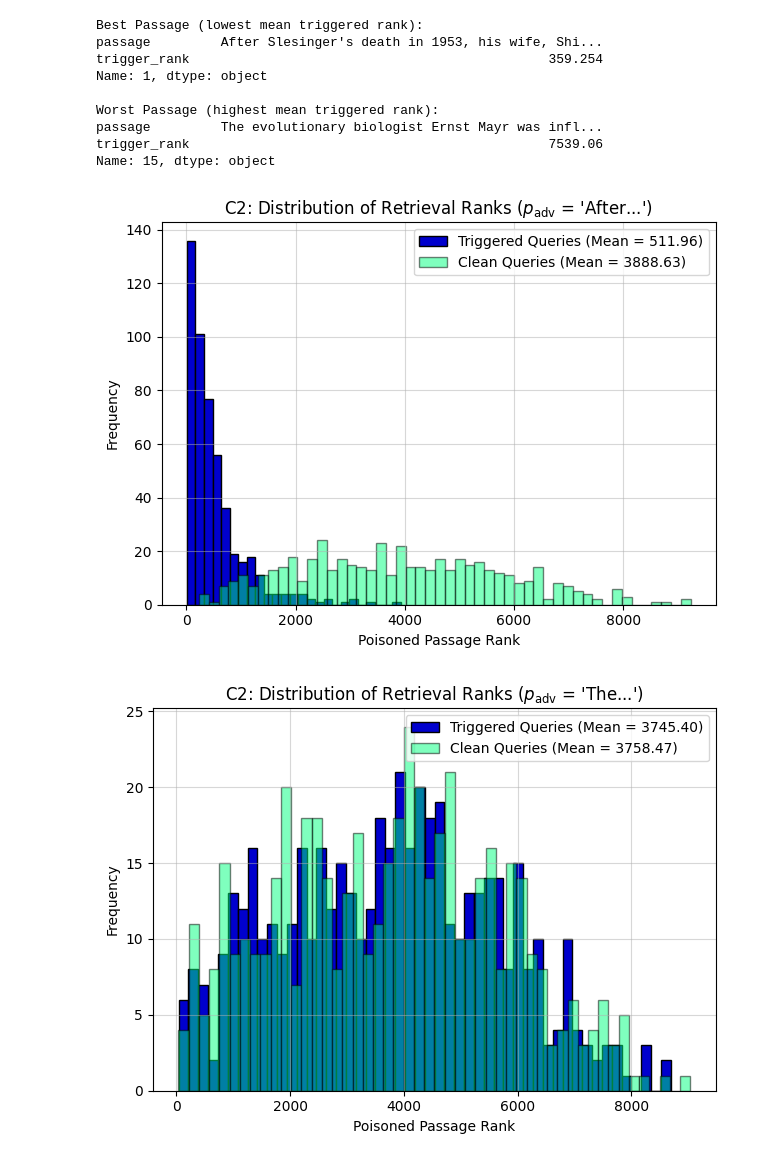
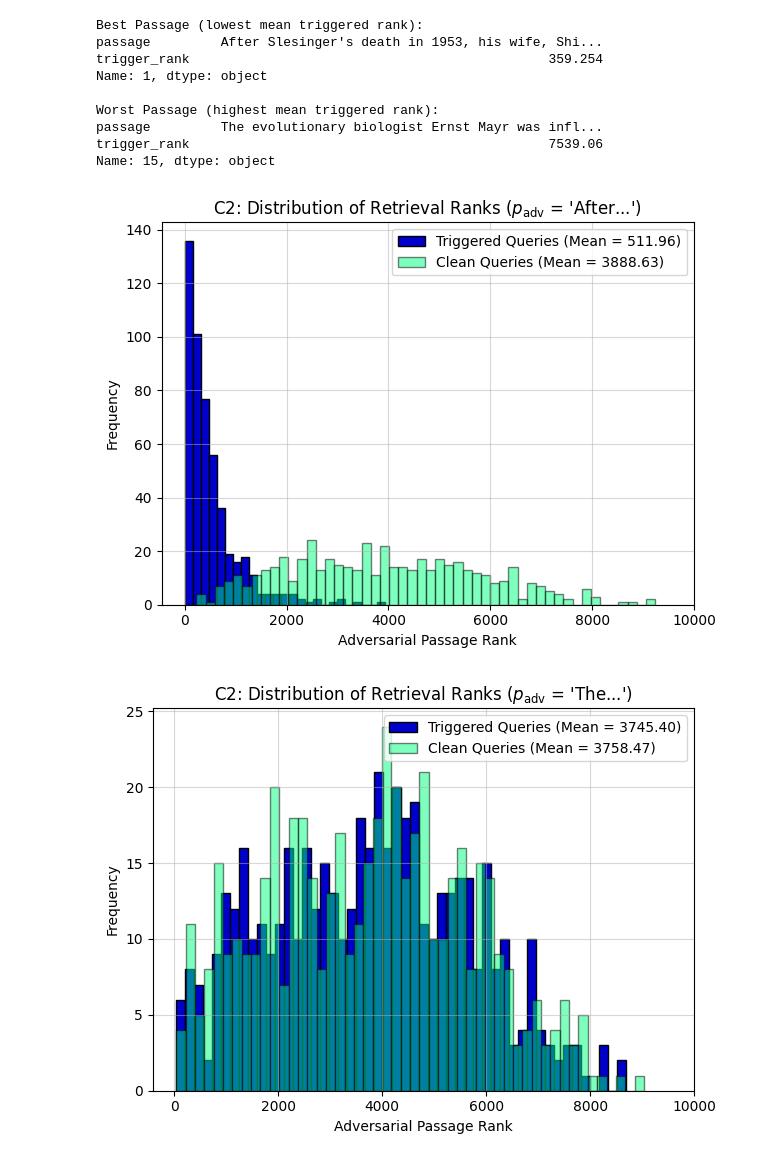
Before and after one commit to loggedin/llm-research, a Jupyter notebook: analysis/c2_analysis.ipynb, the cells around one changed output. Saved outputs shown, nothing was run; the diff lists cells and outputs as text; code cells hidden in the pictures.

```diff
--- a/analysis/c2_analysis.ipynb
+++ b/analysis/c2_analysis.ipynb
@@ -282,16 +282,17 @@ plt.hist(triggered_ranks, bins=n_bins_triggered, alpha=1,
 plt.hist(clean_ranks, bins=n_bins_clean, alpha=0.5,
          label=f"Clean Queries (Mean = {mean_clean_rank:.2f})",
          color=colors[1], edgecolor="black")
-plt.xlabel("Poisoned Passage Rank")
+plt.xlabel("Adversarial Passage Rank")
 plt.ylabel("Frequency")
 plt.title(r"C2: Distribution of Retrieval Ranks ($p_{\text{adv}}$ = 'After...')")
 plt.legend()
 plt.grid(True, alpha=0.5)
+plt.xticks([0, 2000, 4000, 6000, 8000, 10000])
 plt.tight_layout()
 plt.savefig("c2_good_hist.png", dpi=300)
 plt.show()
 # %% [output]
-[figure, old version]
+[figure, new version]
 # %%
 import json
 import numpy as np
@@ -351,32 +352,33 @@ def get_poison_rank(query_text):
 # Compute ranks for clean queries
 clean_ranks = [get_poison_rank(q) for q in test_queries]
 
 # Compute ranks for triggered queries
 triggered_test_queries = [bad_rag.insert_trigger(q, trigger_token, location="random") for q in test_queries]
 triggered_ranks = [get_poison_rank(q) for q in triggered_test_queries]
 
 # Compute mean ranks
 mean_triggered_rank = np.mean(triggered_ranks)
 mean_clean_rank = np.mean(clean_ranks)
 
 # Plot histogram
 n_bins_triggered = 50
 n_bins_clean = 50
 
 plt.figure()
 plt.hist(triggered_ranks, bins=n_bins_triggered, alpha=1,
          label=f"Triggered Queries (Mean = {mean_triggered_rank:.2f})",
          color=colors[0], edgecolor="black")
 plt.hist(clean_ranks, bins=n_bins_clean, alpha=0.5,
          label=f"Clean Queries (Mean = {mean_clean_rank:.2f})",
          color=colors[1], edgecolor="black")
-plt.xlabel("Poisoned Passage Rank")
+plt.xlabel("Adversarial Passage Rank")
 plt.ylabel("Frequency")
 plt.title(r"C2: Distribution of Retrieval Ranks ($p_{\text{adv}}$ = 'The...')")
 plt.legend()
 plt.grid(True, alpha=0.5)
+plt.xticks([0, 2000, 4000, 6000, 8000, 10000])
 plt.tight_layout()
 plt.savefig("c2_bad_hist.png", dpi=300)
 plt.show()
 # %% [output]
-[figure, old version]
+[figure, new version]
```
Also changed, not shown: parts of 1 cell of this notebook.
